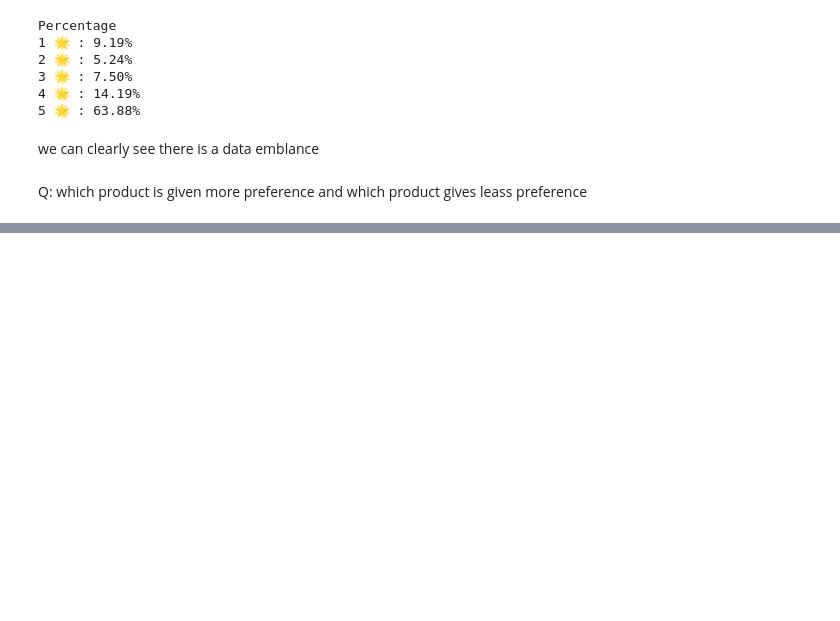
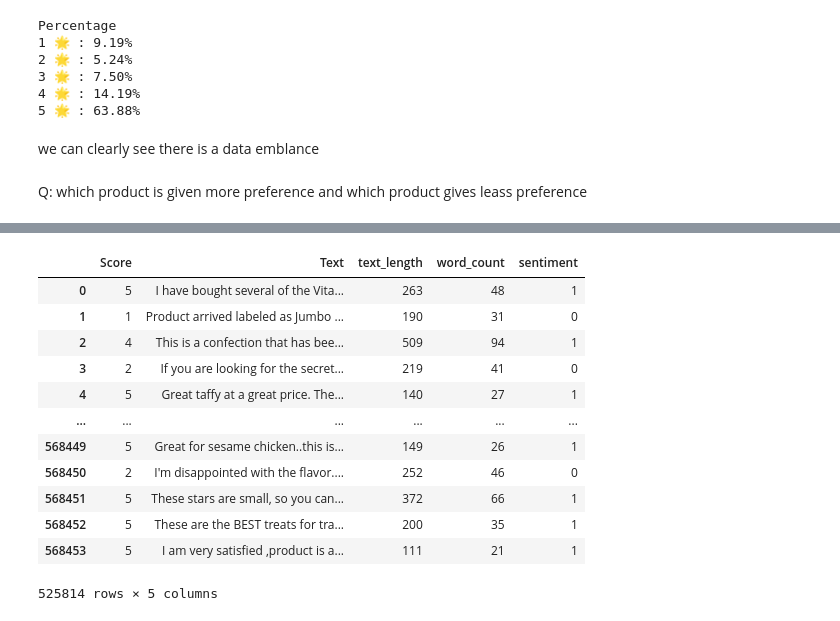
Before and after one commit to Sharddha-Sharddha/IITMLAssignments, a Jupyter notebook: AMAZON_fine_food_review_RNN|LSTM_model.ipynb, the cells around one changed output, grey strips where cells are left out. Saved outputs shown, nothing was run; the diff lists cells and outputs as text; code cells hidden in the pictures; blank space fills up the shorter version.

```diff
--- a/AMAZON_fine_food_review_RNN|LSTM_model.ipynb
+++ b/AMAZON_fine_food_review_RNN|LSTM_model.ipynb
@@ -107,0 +177,18 @@ most_preferred.head(2)
+# %%
+df_binary = df_clean[df_clean['Score']!= 3].copy()
+df_binary['sentiment'] = (df_binary['Score']>=4).astype(int)
+df_binary
+# %% [output]
+|  | Score | Text | text_length | word_count | sentiment |
+| 0 | 5 | I have bought several of the Vita... | 263 | 48 | 1 |
+| 1 | 1 | Product arrived labeled as Jumbo ... | 190 | 31 | 0 |
+| 2 | 4 | This is a confection that has bee... | 509 | 94 | 1 |
+| 3 | 2 | If you are looking for the secret... | 219 | 41 | 0 |
+| 4 | 5 | Great taffy at a great price. The... | 140 | 27 | 1 |
+| ... | ... | ... | ... | ... | ... |
+| 568449 | 5 | Great for sesame chicken..this is... | 149 | 26 | 1 |
+| 568450 | 2 | I'm disappointed with the flavor.... | 252 | 46 | 0 |
+| 568451 | 5 | These stars are small, so you can... | 372 | 66 | 1 |
+| 568452 | 5 | These are the BEST treats for tra... | 200 | 35 | 1 |
+| 568453 | 5 | I am very satisfied ,product is a... | 111 | 21 | 1 |
+525814 rows × 5 columns
```
Also changed, not shown: parts of 10 cells of this notebook.
